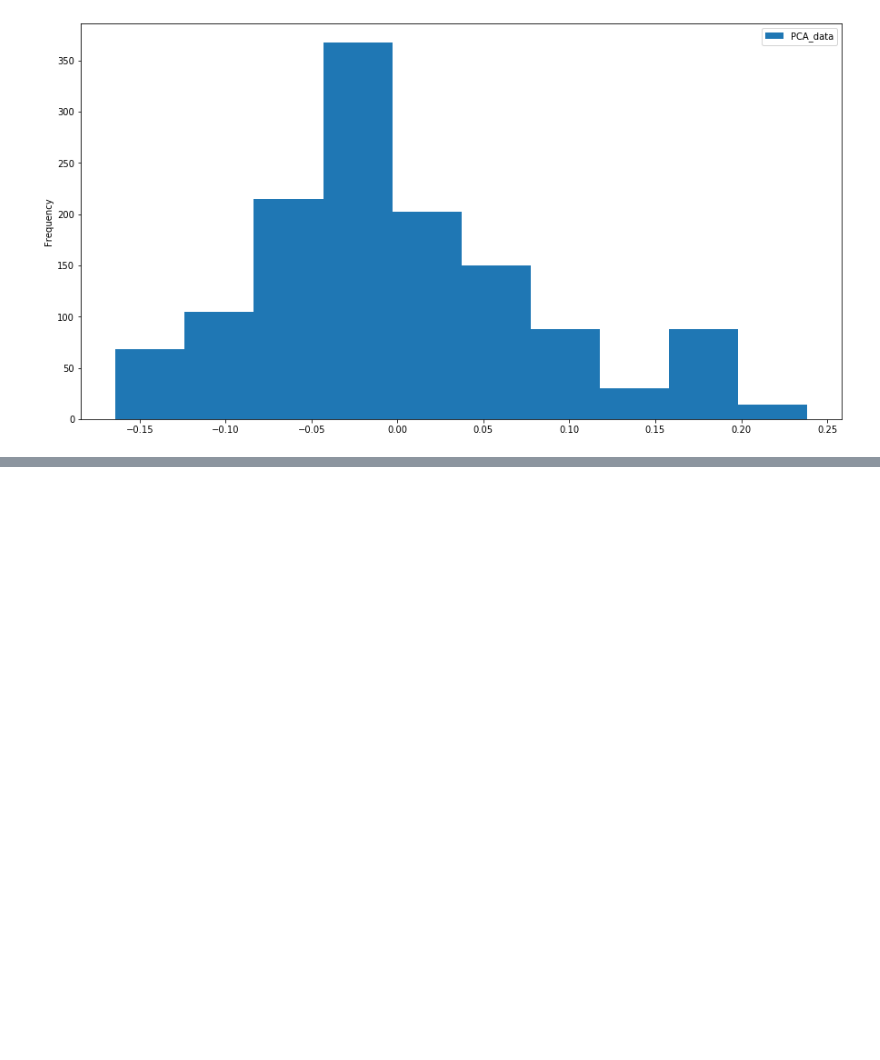
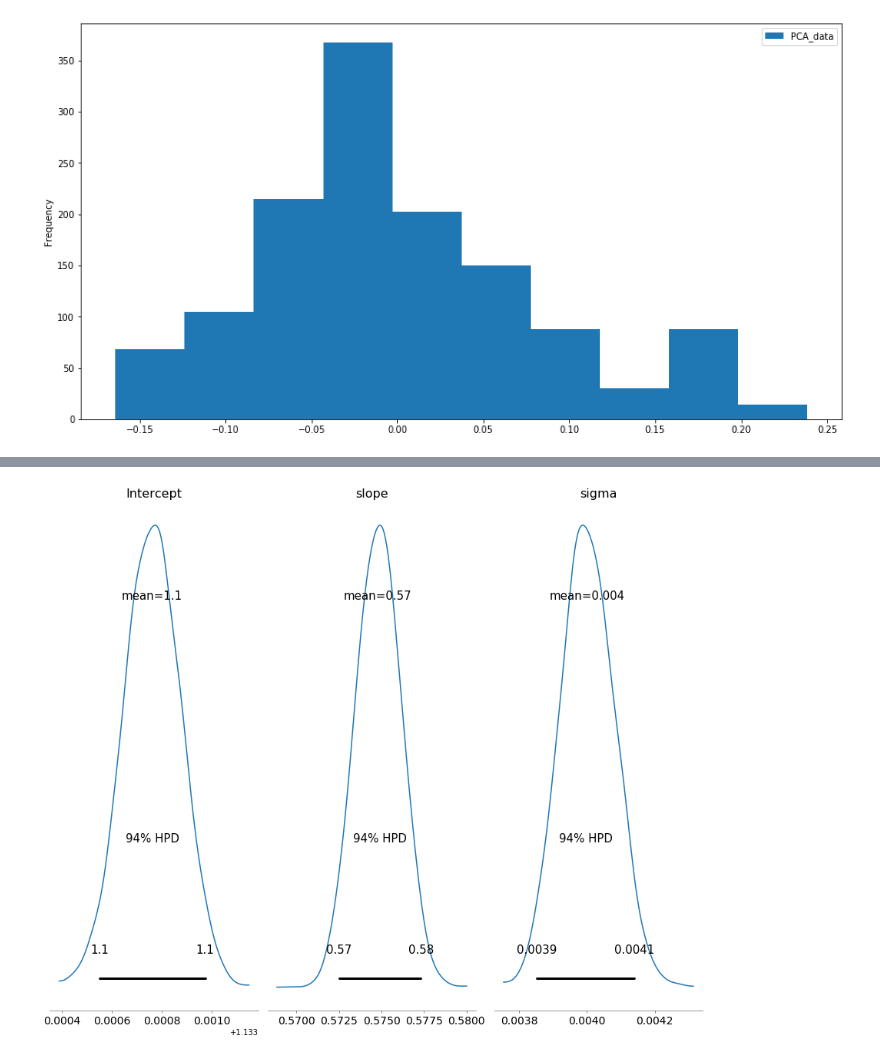
Before and after one commit to radheem/stock-market-PP-project, a Jupyter notebook: pca.ipynb, the cells around one changed output, grey strips where cells are left out. Saved outputs shown, nothing was run; the diff lists cells and outputs as text; code cells hidden in the pictures; blank space fills up the shorter version.

```diff
--- a/pca.ipynb
+++ b/pca.ipynb
@@ -67,0 +114,4 @@ plt.show()
+# %%
+pm.plot_posterior(linear_trace, figsize = (12, 10));
+# %% [output]
+[figure, added]
```
Also changed, not shown: parts of 9 cells of this notebook.
